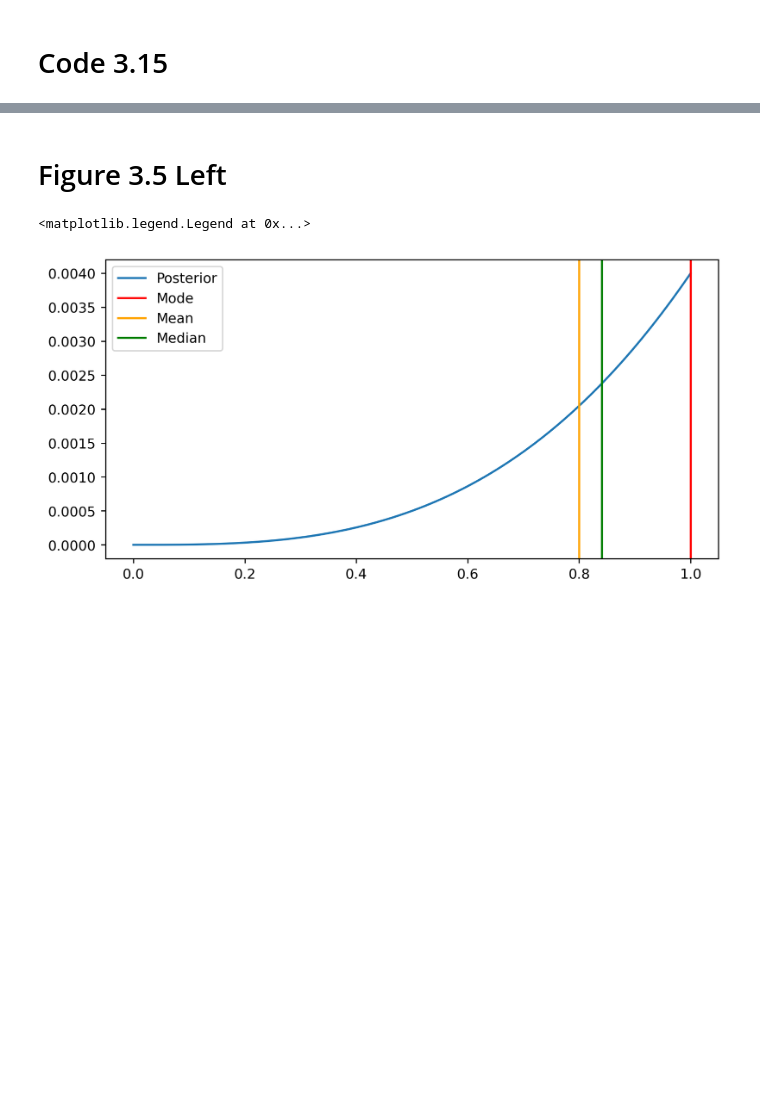
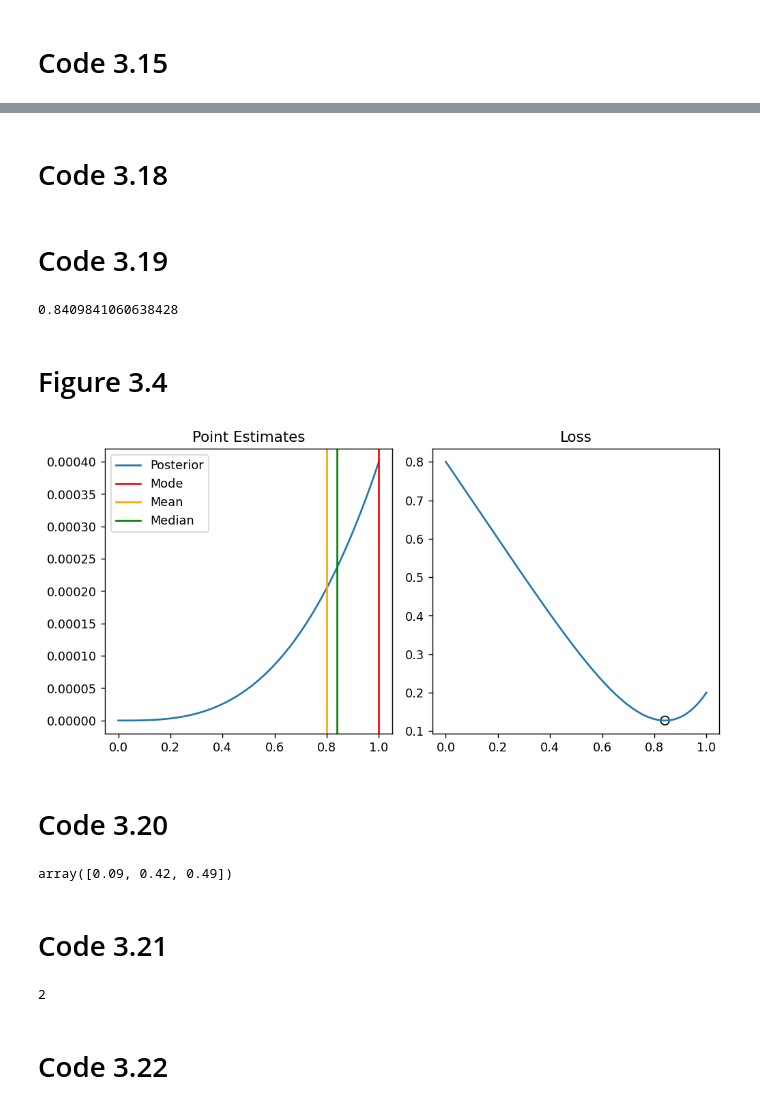
Before and after one commit to elanmart/rethinking-2, a Jupyter notebook: 03-Sampling-the-Imaginary.ipynb, the cells around one changed output, grey strips where cells are left out. Cells and saved outputs as stored; diff of their text form; code cells hidden in the pictures; blank space fills up the shorter version.

```diff
--- a/03-Sampling-the-Imaginary.ipynb
+++ b/03-Sampling-the-Imaginary.ipynb
@@ -170,6 +186,8 @@ _plot_fn(mask=mask, ax=ax3);
 # %% [markdown]
 # Code 3.11
 # %%
-sample = "WWW"
-n = len(sample)
-k = sample.count("W")
+tosses = "WWW"
+n = len(tosses)
+k = tosses.count("W")
+
+p_grid, posterior = get_globe_tossing_posterior(tosses, 10_000, rng_key)
@@ -293,14 +310,57 @@ median
+# %% [markdown]
+# Code 3.18
+# %%
+cost = jnp.abs((p_grid[:, None] - p_grid[None, :]))
+loss = (posterior * cost).sum(1)
+# %% [markdown]
+# Code 3.19
+# %%
+best = float(p_grid[jnp.argmin(loss)])
+best
+# %% [output]
+0.8409841060638428
 # %% [markdown]
-# Figure 3.5 Left
+# Figure 3.4
 # %%
-fig, ax = plt.subplots(1, 1, figsize=(8, 4), dpi=256)
+fig, (ax0, ax1) = plt.subplots(1, 2, figsize=(8, 4), dpi=128)
 
-ax = sns.lineplot(x=p_grid, y=posterior)
-ax.axvline(mode, color="red")
-ax.axvline(mean, color="orange")
-ax.axvline(median, color="green")
+ax0 = sns.lineplot(x=p_grid, y=posterior, ax=ax0)
+ax0.axvline(mode, color="red")
+ax0.axvline(mean, color="orange")
+ax0.axvline(median, color="green")
 
-ax.legend(["Posterior", "Mode", "Mean", "Median"])
+
+ax1 = sns.lineplot(
+    x=np.array(p_grid),
+    y=np.array(loss),
+    ax=ax1
+)
+
+ax1.scatter(
+    [best],
+    [float(jnp.min(loss))],
+    s=50,
+    facecolors="none",
+    edgecolors="black",
+)
+
+ax0.set_title("Point Estimates")
+ax1.set_title("Loss")
+ax0.legend(["Posterior", "Mode", "Mean", "Median"])
+plt.tight_layout()
 # %% [output]
-<matplotlib.legend.Legend at 0x...>
-[figure, old version]
+[figure, new version]
+# %% [markdown]
+# Code 3.20
+# %%
+sts.binom(n=2, p=0.7).pmf([0, 1, 2])
+# %% [output]
+array([0.09, 0.42, 0.49])
+# %% [markdown]
+# Code 3.21
+# %%
+sts.binom(n=2, p=0.7).rvs()
+# %% [output]
+2
+# %% [markdown]
+# Code 3.22
```
Also changed, not shown: parts of 47 cells of this notebook, 2 other files.
